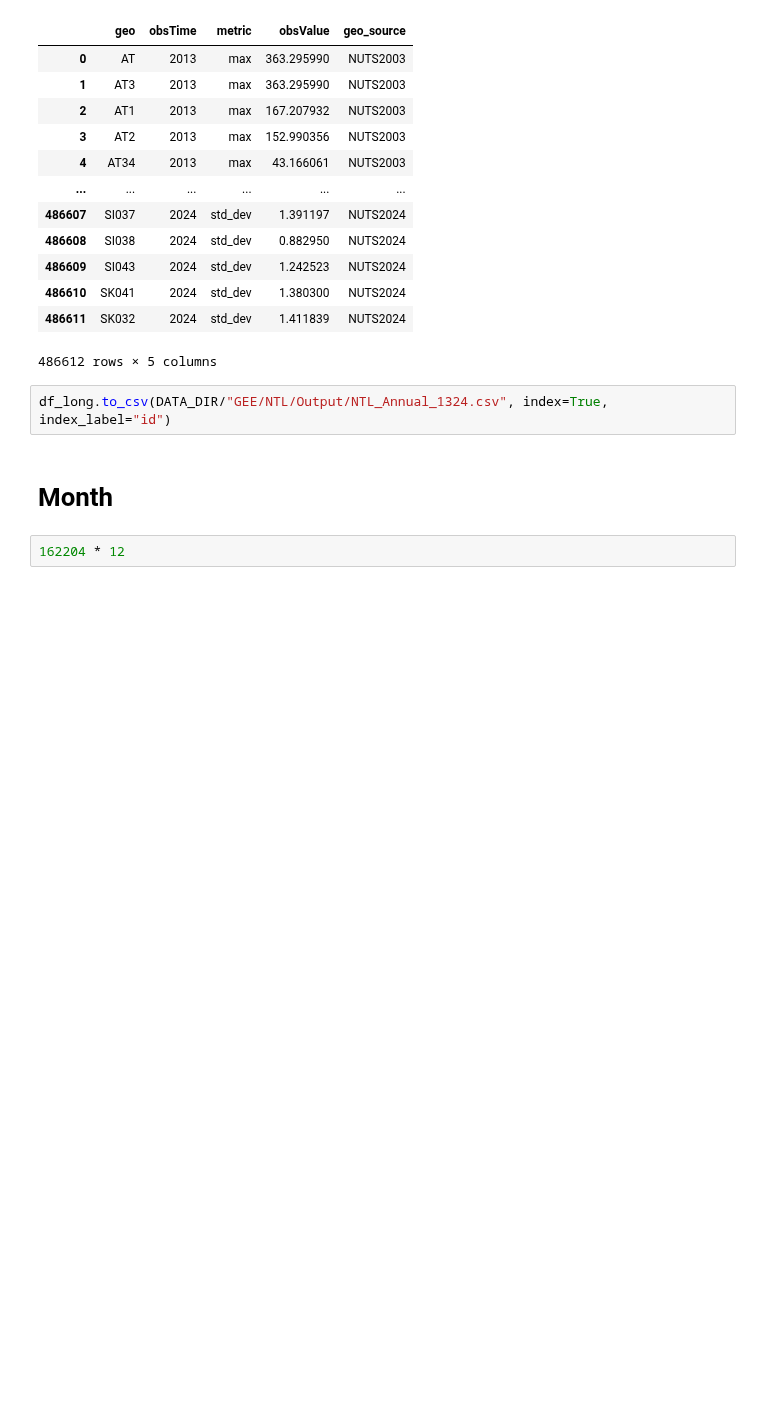
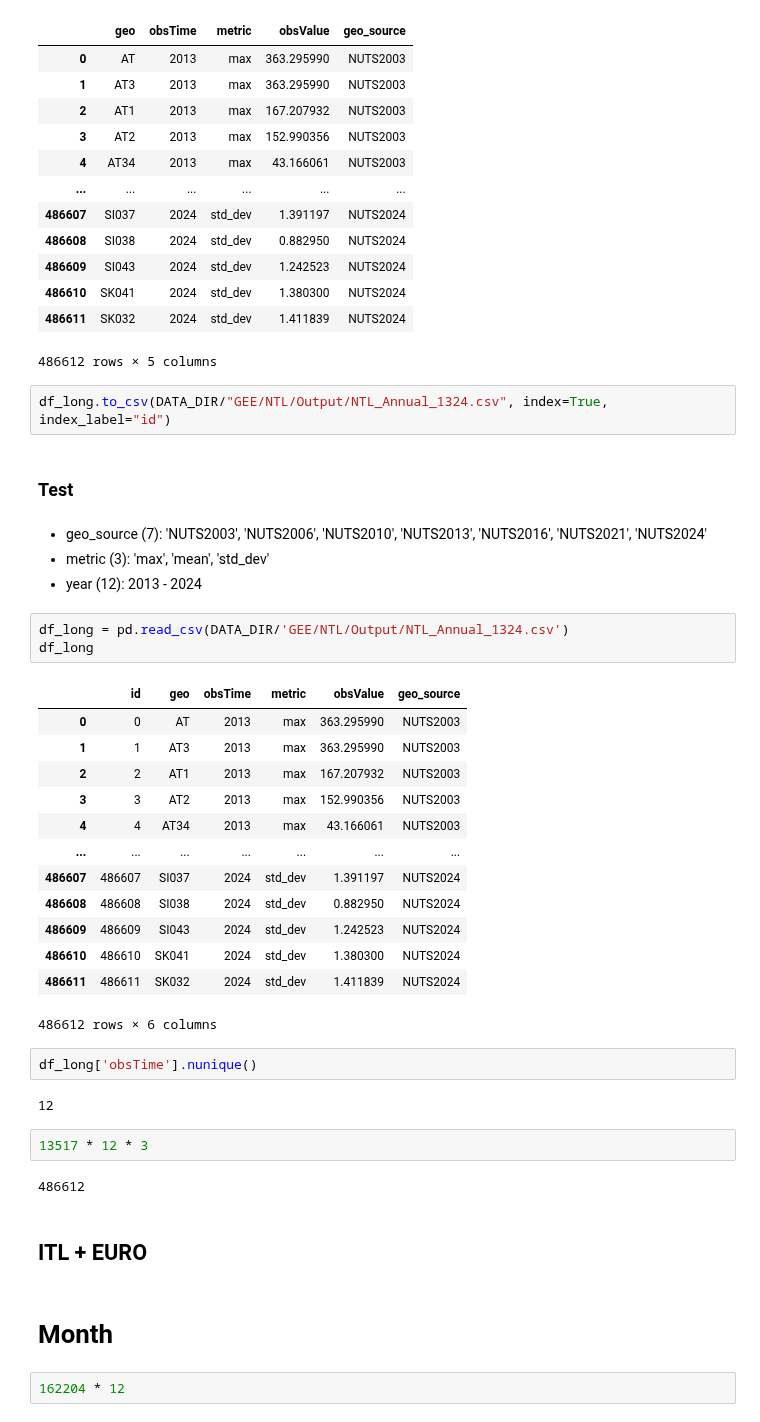
Before and after one commit to OxfordDemSci/Mapineq, a Jupyter notebook: src/data-wrangling/GEE/NTL_post_GEE.ipynb, the cells around one changed output. Cells and saved outputs as stored; diff of their text form; blank space fills up the shorter version.

Commit message:
test md

```diff
--- a/src/data-wrangling/GEE/NTL_post_GEE.ipynb
+++ b/src/data-wrangling/GEE/NTL_post_GEE.ipynb
@@ -92,6 +96,39 @@ df_long
 486612 rows × 5 columns
 # %%
 df_long.to_csv(DATA_DIR/"GEE/NTL/Output/NTL_Annual_1324.csv", index=True, index_label="id")
+# %% [markdown]
+### Test
+# %% [markdown]
+- geo_source (7): 'NUTS2003', 'NUTS2006', 'NUTS2010', 'NUTS2013', 'NUTS2016', 'NUTS2021', 'NUTS2024'
+- metric (3): 'max', 'mean', 'std_dev'
+- year (12): 2013 - 2024
+# %%
+df_long = pd.read_csv(DATA_DIR/'GEE/NTL/Output/NTL_Annual_1324.csv')
+df_long
+# %% [output]
+|  | id | geo | obsTime | metric | obsValue | geo_source |
+| 0 | 0 | AT | 2013 | max | 363.295990 | NUTS2003 |
+| 1 | 1 | AT3 | 2013 | max | 363.295990 | NUTS2003 |
+| 2 | 2 | AT1 | 2013 | max | 167.207932 | NUTS2003 |
+| 3 | 3 | AT2 | 2013 | max | 152.990356 | NUTS2003 |
+| 4 | 4 | AT34 | 2013 | max | 43.166061 | NUTS2003 |
+| ... | ... | ... | ... | ... | ... | ... |
+| 486607 | 486607 | SI037 | 2024 | std_dev | 1.391197 | NUTS2024 |
+| 486608 | 486608 | SI038 | 2024 | std_dev | 0.882950 | NUTS2024 |
+| 486609 | 486609 | SI043 | 2024 | std_dev | 1.242523 | NUTS2024 |
+| 486610 | 486610 | SK041 | 2024 | std_dev | 1.380300 | NUTS2024 |
+| 486611 | 486611 | SK032 | 2024 | std_dev | 1.411839 | NUTS2024 |
+486612 rows × 6 columns
+# %%
+df_long['obsTime'].nunique()
+# %% [output]
+12
+# %%
+13517 * 12 * 3
+# %% [output]
+486612
+# %% [markdown]
+## ITL + EURO
 # %% [markdown]
 # Month
 # %%
```
Also changed, not shown: parts of 2 cells of this notebook, 1 other file.
